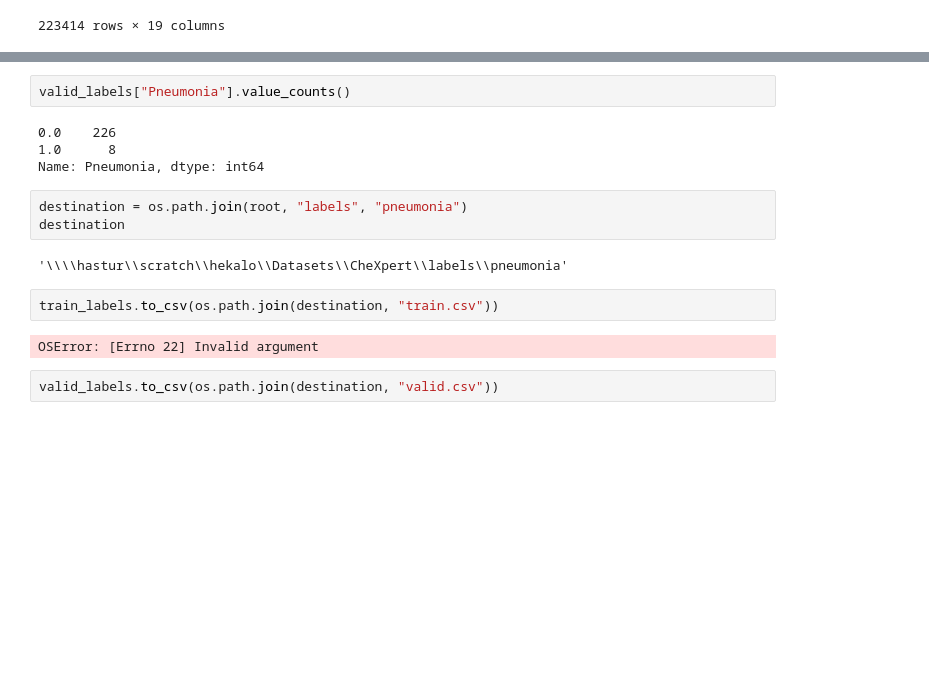
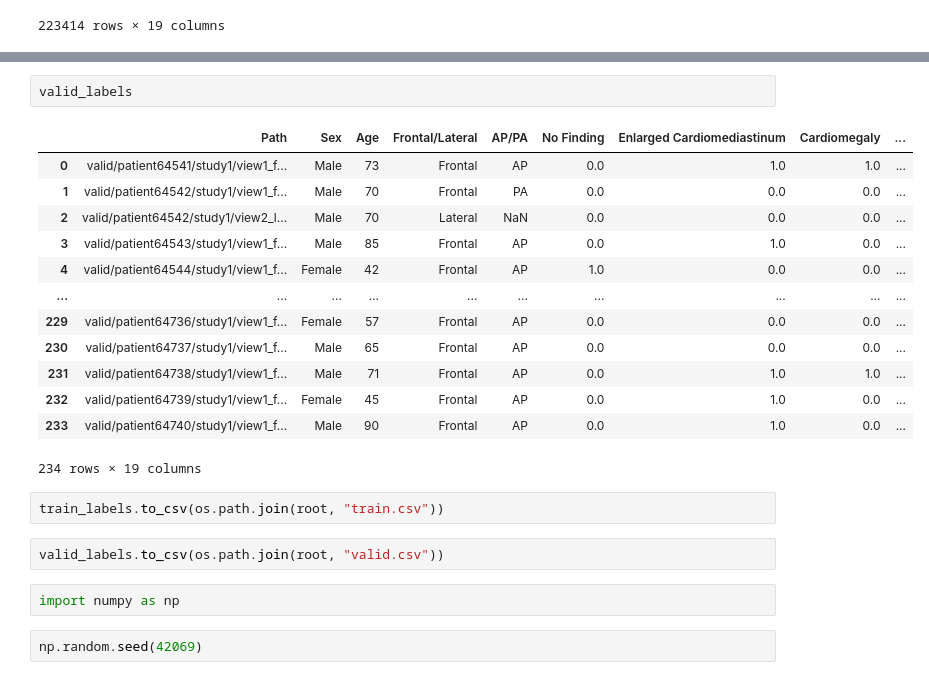
Before and after one commit to AmarHek/chest-x-ray-classifier, a Jupyter notebook: dataset_preprocessing/Chexpert_preprocessing.ipynb, the cells around one changed output, grey strips where cells are left out. Drawn from its saved outputs; the diff is of its cells as text; blank space fills up the shorter version.

```diff
--- a/dataset_preprocessing/Chexpert_preprocessing.ipynb
+++ b/dataset_preprocessing/Chexpert_preprocessing.ipynb
@@ -84,17 +105,24 @@ Name: Pneumonia, dtype: int64
 # %%
-valid_labels["Pneumonia"].value_counts()
+valid_labels
 # %% [output]
+|  | Path | Sex | Age | Frontal/Lateral | AP/PA | No Finding | Enlarged Cardiomediastinum | Cardiomegaly | ... |
+| 0 | valid/patient64541/study1/view1_f... | Male | 73 | Frontal | AP | 0.0 | 1.0 | 1.0 | ... |
+| 1 | valid/patient64542/study1/view1_f... | Male | 70 | Frontal | PA | 0.0 | 0.0 | 0.0 | ... |
+| 2 | valid/patient64542/study1/view2_l... | Male | 70 | Lateral | NaN | 0.0 | 0.0 | 0.0 | ... |
+| 3 | valid/patient64543/study1/view1_f... | Male | 85 | Frontal | AP | 0.0 | 1.0 | 0.0 | ... |
+| 4 | valid/patient64544/study1/view1_f... | Female | 42 | Frontal | AP | 1.0 | 0.0 | 0.0 | ... |
+| ... | ... | ... | ... | ... | ... | ... | ... | ... | ... |
+| 229 | valid/patient64736/study1/view1_f... | Female | 57 | Frontal | AP | 0.0 | 0.0 | 0.0 | ... |
+| 230 | valid/patient64737/study1/view1_f... | Male | 65 | Frontal | AP | 0.0 | 0.0 | 0.0 | ... |
+| 231 | valid/patient64738/study1/view1_f... | Male | 71 | Frontal | AP | 0.0 | 1.0 | 1.0 | ... |
+| 232 | valid/patient64739/study1/view1_f... | Female | 45 | Frontal | AP | 0.0 | 1.0 | 0.0 | ... |
+| 233 | valid/patient64740/study1/view1_f... | Male | 90 | Frontal | AP | 0.0 | 1.0 | 0.0 | ... |
-0.0    226
-1.0      8
-Name: Pneumonia, dtype: int64
+234 rows × 19 columns
 # %%
-destination = os.path.join(root, "labels", "pneumonia")
-destination
+train_labels.to_csv(os.path.join(root, "train.csv"))
-# %% [output]
-'\\\\hastur\\scratch\\hekalo\\Datasets\\CheXpert\\labels\\pneumonia'
 # %%
-train_labels.to_csv(os.path.join(destination, "train.csv"))
+valid_labels.to_csv(os.path.join(root, "valid.csv"))
-# %% [output]
-OSError: [Errno 22] Invalid argument
-# %%
-valid_labels.to_csv(os.path.join(destination, "valid.csv"))
+# %%
+import numpy as np
+# %%
+np.random.seed(42069)
```
Also changed, not shown: parts of 16 cells of this notebook, 3 other files.
